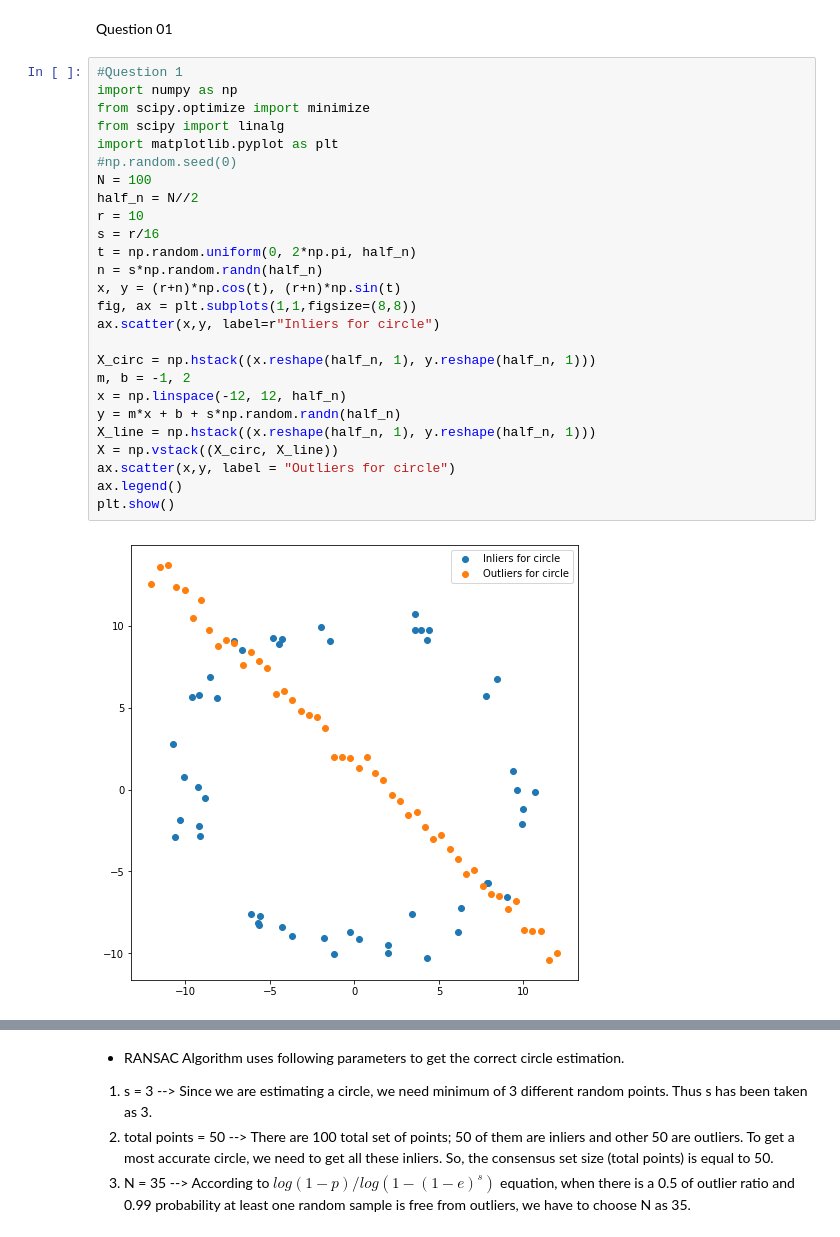
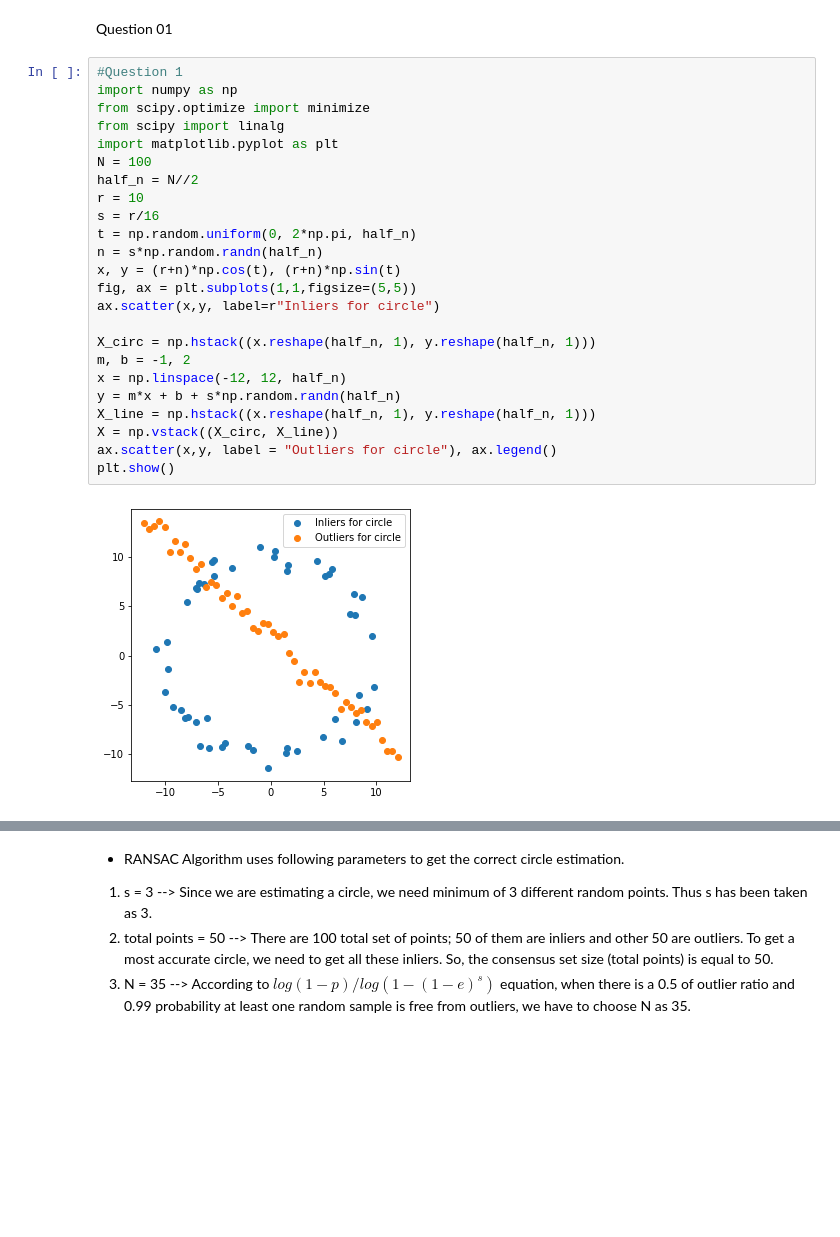
Before and after one commit to Yasara-Hasini/EN2550_Exercises, a Jupyter notebook: Assignment 2/Assignment 2.ipynb, the cells around one changed output, grey strips where cells are left out. Drawn from its saved outputs; the diff is of its cells as text; blank space fills up the shorter version.

```diff
--- a/Assignment 2/Assignment 2.ipynb
+++ b/Assignment 2/Assignment 2.ipynb
@@ -9,31 +9,29 @@ Question 01
 # %%
 #Question 1
 import numpy as np
 from scipy.optimize import minimize
 from scipy import linalg
 import matplotlib.pyplot as plt
-#np.random.seed(0)
 N = 100
 half_n = N//2
 r = 10
 s = r/16
 t = np.random.uniform(0, 2*np.pi, half_n)
 n = s*np.random.randn(half_n)
 x, y = (r+n)*np.cos(t), (r+n)*np.sin(t)
-fig, ax = plt.subplots(1,1,figsize=(8,8))
+fig, ax = plt.subplots(1,1,figsize=(5,5))
 ax.scatter(x,y, label=r"Inliers for circle")
 
 X_circ = np.hstack((x.reshape(half_n, 1), y.reshape(half_n, 1)))
 m, b = -1, 2
 x = np.linspace(-12, 12, half_n)
 y = m*x + b + s*np.random.randn(half_n)
 X_line = np.hstack((x.reshape(half_n, 1), y.reshape(half_n, 1)))
 X = np.vstack((X_circ, X_line))
-ax.scatter(x,y, label = "Outliers for circle")
-ax.legend()
+ax.scatter(x,y, label = "Outliers for circle"), ax.legend()
 plt.show()
 # %% [output]
-[figure, old version]
+[figure, new version]
 # %%
 #Part (a)
 total_points = len(x)
```
Also changed, not shown: parts of 5 cells of this notebook.
